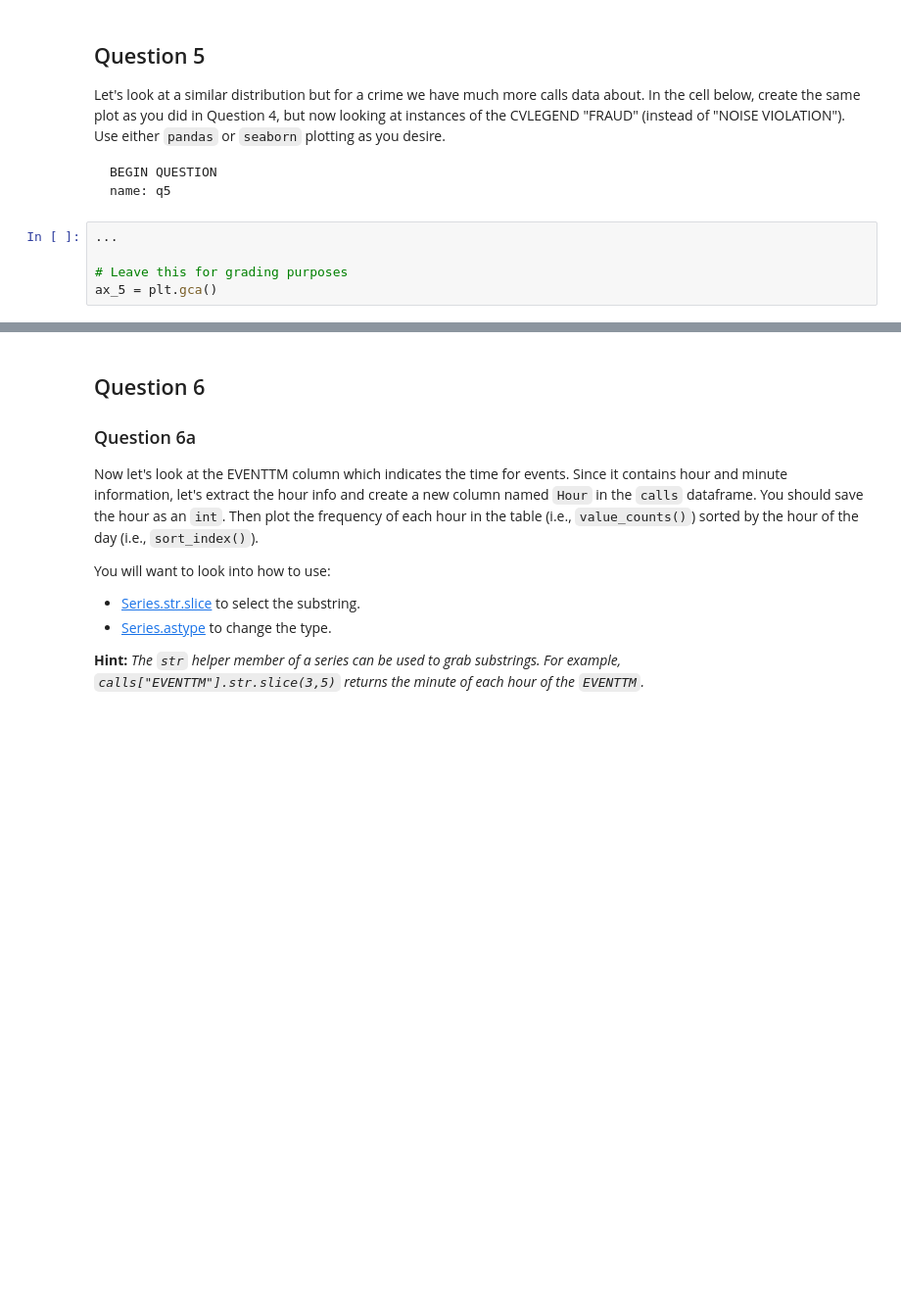
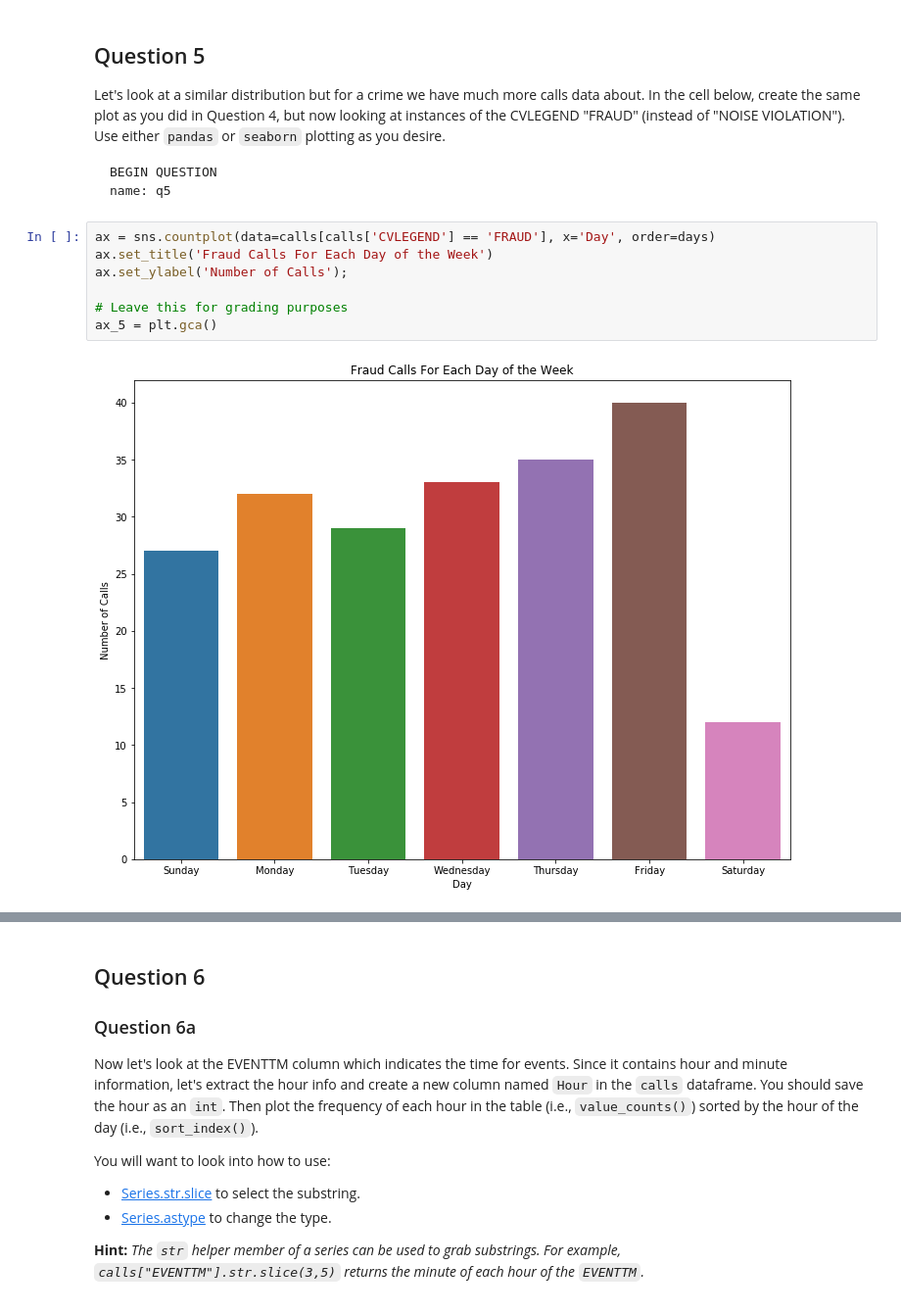
Before and after one commit to charlysl/Berkeley-DataScience100, a Jupyter notebook: labs/lab03/lab03.ipynb, the cells around one changed output, grey strips where cells are left out. Shown at 98% size. Cells and saved outputs as stored; diff of their text form; blank space fills up the shorter version.

````diff
--- a/labs/lab03/lab03.ipynb
+++ b/labs/lab03/lab03.ipynb
@@ -257,10 +426,14 @@ Let's look at a similar distribution but for a crime we have much more calls dat
 BEGIN QUESTION
 name: q5
 ```
-# %%
-...
-
-# Leave this for grading purposes
-ax_5 = plt.gca()
+# %%
+ax = sns.countplot(data=calls[calls['CVLEGEND'] == 'FRAUD'], x='Day', order=days)
+ax.set_title('Fraud Calls For Each Day of the Week')
+ax.set_ylabel('Number of Calls');
+
+# Leave this for grading purposes
+ax_5 = plt.gca()
+# %% [output]
+[figure, added]
 # %%
 ok.grade("q5");
````
Also changed, not shown: parts of 39 cells of this notebook.
